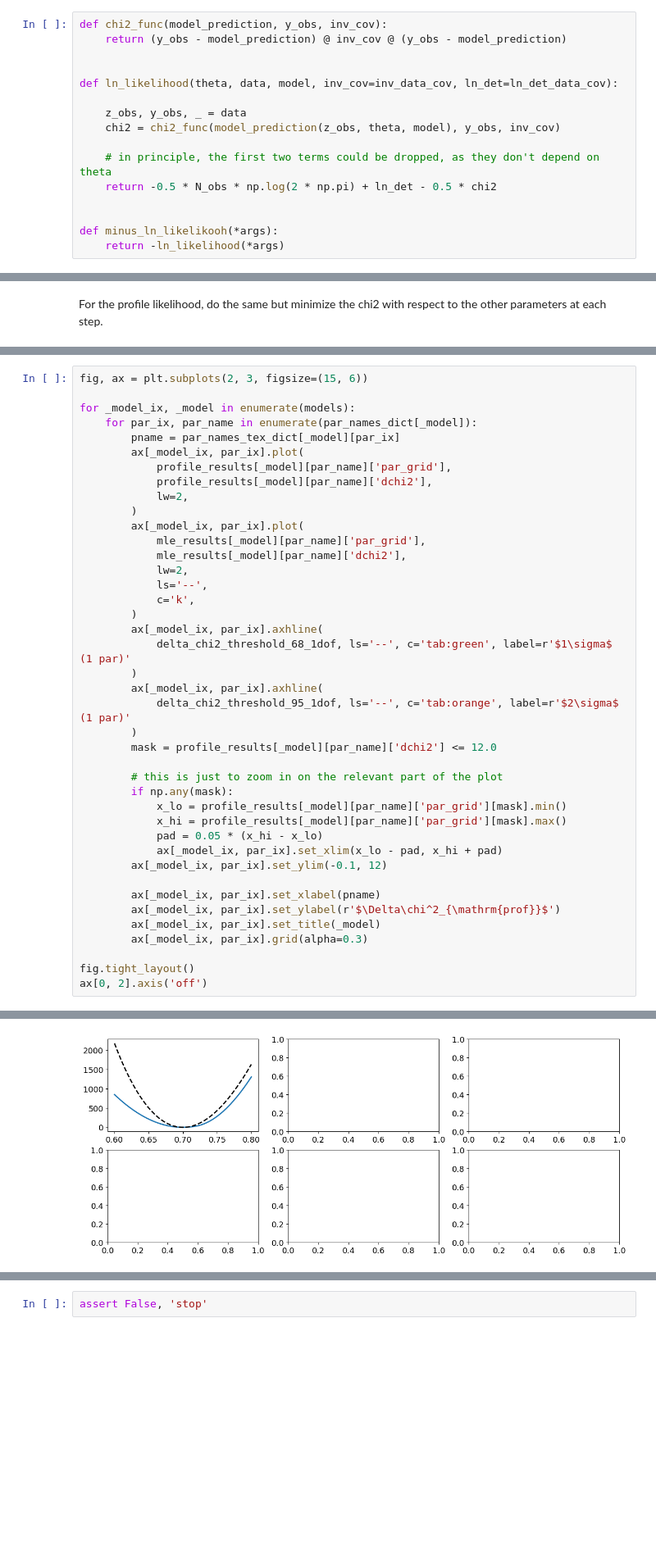
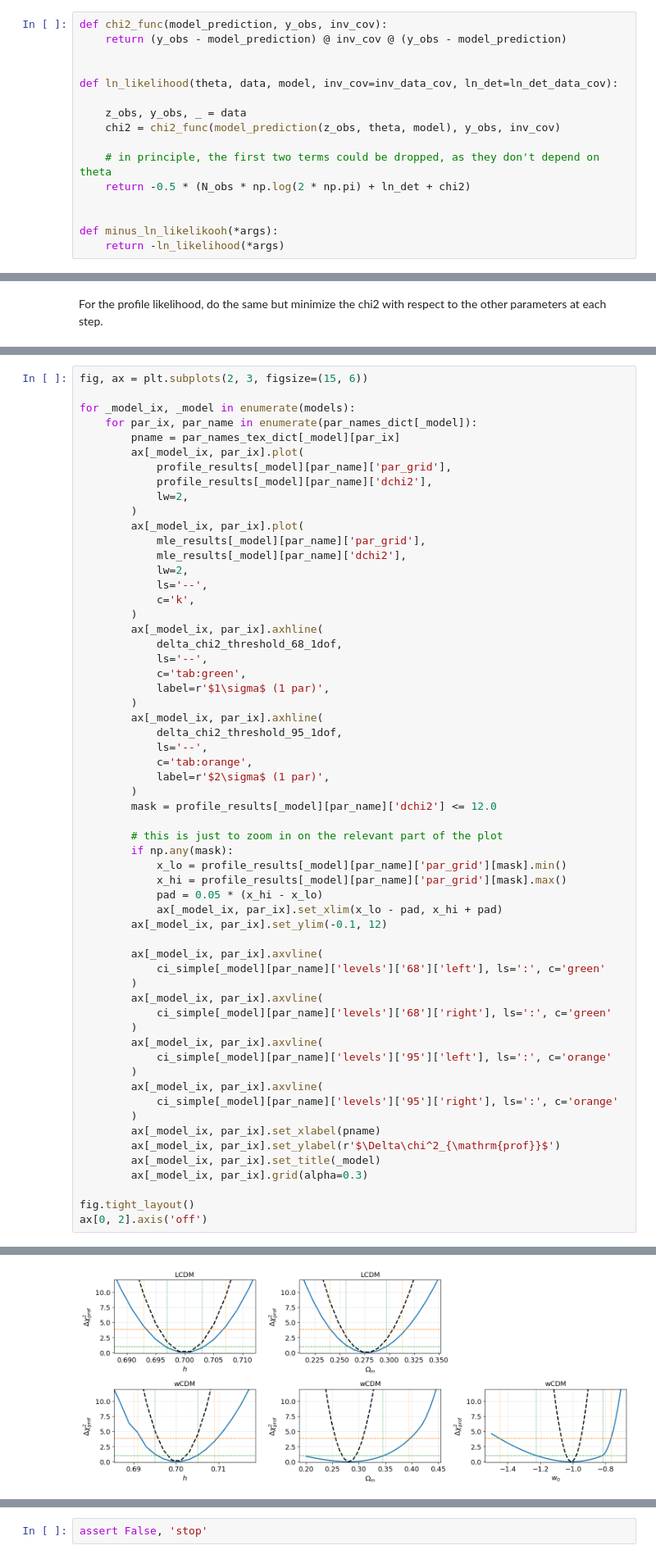
Before and after one commit to davidesciotti/Astrostats, a Jupyter notebook: SNIa_for_astrostats.ipynb, the cells around one changed output, grey strips where cells are left out. Shown at 82% size. Saved outputs shown, nothing was run; the diff lists cells and outputs as text; blank space fills up the shorter version.

```diff
--- a/SNIa_for_astrostats.ipynb
+++ b/SNIa_for_astrostats.ipynb
@@ -200,7 +211,7 @@ def ln_likelihood(theta, data, model, inv_cov=inv_data_cov, ln_det=ln_det_data_c
     chi2 = chi2_func(model_prediction(z_obs, theta, model), y_obs, inv_cov)
 
     # in principle, the first two terms could be dropped, as they don't depend on theta
-    return -0.5 * N_obs * np.log(2 * np.pi) + ln_det - 0.5 * chi2
+    return -0.5 * (N_obs * np.log(2 * np.pi) + ln_det + chi2)
 
 
 def minus_ln_likelikooh(*args):
@@ -355,10 +421,16 @@ for _model_ix, _model in enumerate(models):
             c='k',
         )
         ax[_model_ix, par_ix].axhline(
-            delta_chi2_threshold_68_1dof, ls='--', c='tab:green', label=r'$1\sigma$ (1 par)'
+            delta_chi2_threshold_68_1dof,
+            ls='--',
+            c='tab:green',
+            label=r'$1\sigma$ (1 par)',
         )
         ax[_model_ix, par_ix].axhline(
-            delta_chi2_threshold_95_1dof, ls='--', c='tab:orange', label=r'$2\sigma$ (1 par)'
+            delta_chi2_threshold_95_1dof,
+            ls='--',
+            c='tab:orange',
+            label=r'$2\sigma$ (1 par)',
         )
         mask = profile_results[_model][par_name]['dchi2'] <= 12.0
 
@@ -370,6 +442,18 @@ for _model_ix, _model in enumerate(models):
             ax[_model_ix, par_ix].set_xlim(x_lo - pad, x_hi + pad)
         ax[_model_ix, par_ix].set_ylim(-0.1, 12)
 
+        ax[_model_ix, par_ix].axvline(
+            ci_simple[_model][par_name]['levels']['68']['left'], ls=':', c='green'
+        )
+        ax[_model_ix, par_ix].axvline(
+            ci_simple[_model][par_name]['levels']['68']['right'], ls=':', c='green'
+        )
+        ax[_model_ix, par_ix].axvline(
+            ci_simple[_model][par_name]['levels']['95']['left'], ls=':', c='orange'
+        )
+        ax[_model_ix, par_ix].axvline(
+            ci_simple[_model][par_name]['levels']['95']['right'], ls=':', c='orange'
+        )
         ax[_model_ix, par_ix].set_xlabel(pname)
         ax[_model_ix, par_ix].set_ylabel(r'$\Delta\chi^2_{\mathrm{prof}}$')
         ax[_model_ix, par_ix].set_title(_model)
@@ -382 +466 @@ NameError: name 'delta_chi2_threshold_68_1dof' is not defined
-[figure, old version]
+[figure, new version]
```
Also changed, not shown: parts of 21 cells of this notebook.
